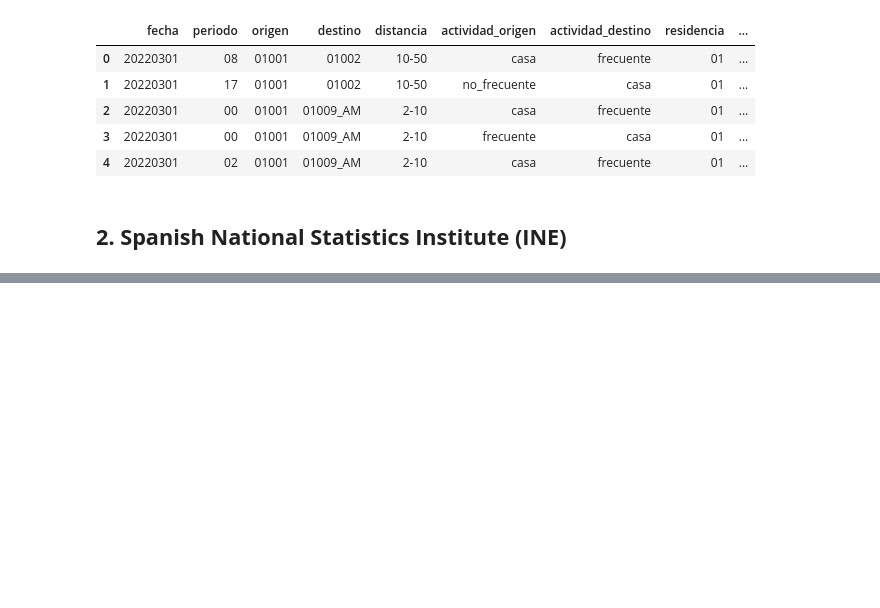
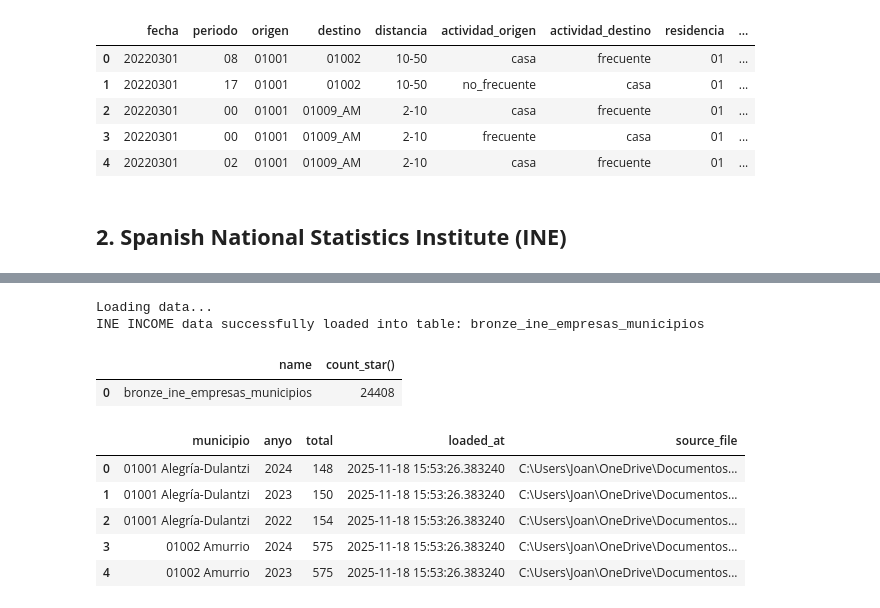
Before and after one commit to bgramaje/muceim-bigdata_project, a Jupyter notebook: notebooks/layers/bronze_v2.ipynb, the cells around one changed output, grey strips where cells are left out. Saved outputs shown, nothing was run; the diff lists cells and outputs as text; code cells hidden in the pictures; blank space fills up the shorter version.

```diff
--- a/notebooks/layers/bronze_v2.ipynb
+++ b/notebooks/layers/bronze_v2.ipynb
@@ -1075,0 +1201,80 @@ SQL("""
+# %%
+def load_business():
+    """
+    Loads the number of business data into DuckDB.
+    """
+
+    dataset = "empresas_municipios"
+    dataset_path = f"{BASE_PATH}/INE/{dataset}.csv"
+    table_name = f"{LAKE_LAYER}_ine_{dataset}"
+
+ # -------------------------------------------------------
+    # 1. Ensure CSV is downloaded
+    # -------------------------------------------------------
+    if not os.path.isfile(dataset_path):
+        print("'empresas_municipios' data is not available.")
+    else:
+        print("Loading data...")
+
+    # -------------------------------------------------------
+    # 2. Create DuckDB table
+    # -------------------------------------------------------
+    SQL(f"""
+        CREATE TABLE IF NOT EXISTS {table_name} (
+            municipio      VARCHAR,
+            anyo           INTEGER,
+            total          VARCHAR,
+            loaded_at TIMESTAMP DEFAULT CURRENT_TIMESTAMP,
+            source_file TEXT
+        );
+    """)
+
+    # -------------------------------------------------------
+    # 3. Insert CSV data into DuckDB
+    # -------------------------------------------------------
+    SQL(f"""
+        INSERT INTO {table_name}
+        SELECT
+            Municipios                      AS municipio,
+            Periodo::INTEGER                AS anyo,
+            Total                           AS total,
+            CURRENT_TIMESTAMP AS loaded_at,
+            filename AS source_file
+        FROM read_csv(
+            '{dataset_path}',
+            delim=';',
+            header=True,
+            encoding='latin-1',
+            filename=true,
+            all_varchar=true
+        );
+    """)
+
+    print(f"INE INCOME data successfully loaded into table: {table_name}")
+
+
+load_business()
+# %% [output]
+Loading data...
+INE INCOME data successfully loaded into table: bronze_ine_empresas_municipios
+# %%
+SQL("""
+    SELECT 'bronze_ine_empresas_municipios' as name, COUNT(*)
+    FROM bronze_ine_empresas_municipios;
+""")
+# %% [output]
+|  | name | count_star() |
+| 0 | bronze_ine_empresas_municipios | 24408 |
+# %%
+SQL("""
+    SELECT *
+    FROM bronze_ine_empresas_municipios
+    LIMIT 5;
+""")
+# %% [output]
+|  | municipio | anyo | total | loaded_at | source_file |
+| 0 | 01001 Alegría-Dulantzi | 2024 | 148 | 2025-11-18 15:53:26.383240 | C:\Users\Joan\OneDrive\Documentos... |
+| 1 | 01001 Alegría-Dulantzi | 2023 | 150 | 2025-11-18 15:53:26.383240 | C:\Users\Joan\OneDrive\Documentos... |
+| 2 | 01001 Alegría-Dulantzi | 2022 | 154 | 2025-11-18 15:53:26.383240 | C:\Users\Joan\OneDrive\Documentos... |
+| 3 | 01002 Amurrio | 2024 | 575 | 2025-11-18 15:53:26.383240 | C:\Users\Joan\OneDrive\Documentos... |
+| 4 | 01002 Amurrio | 2023 | 575 | 2025-11-18 15:53:26.383240 | C:\Users\Joan\OneDrive\Documentos... |
```
Also changed, not shown: parts of 15 cells of this notebook, 7 other files.
